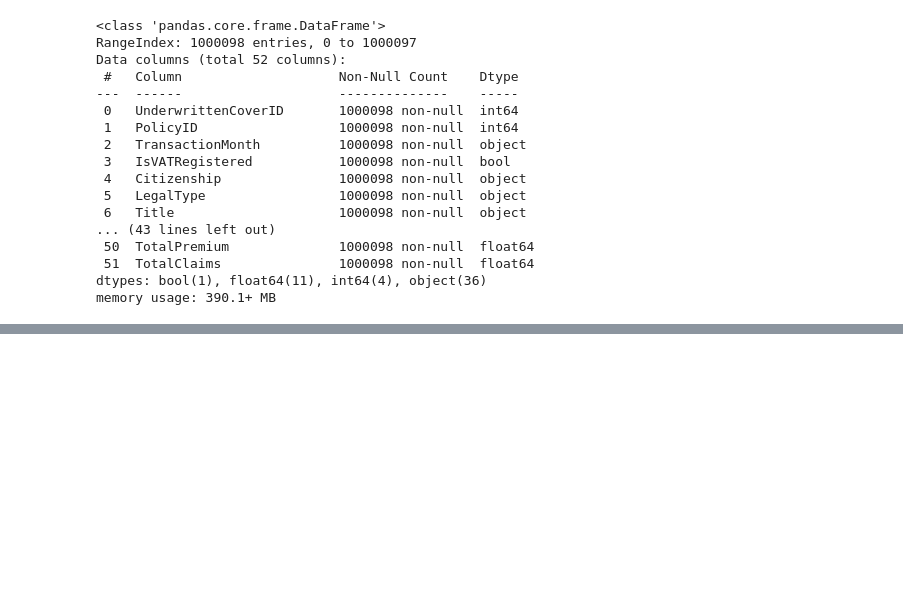
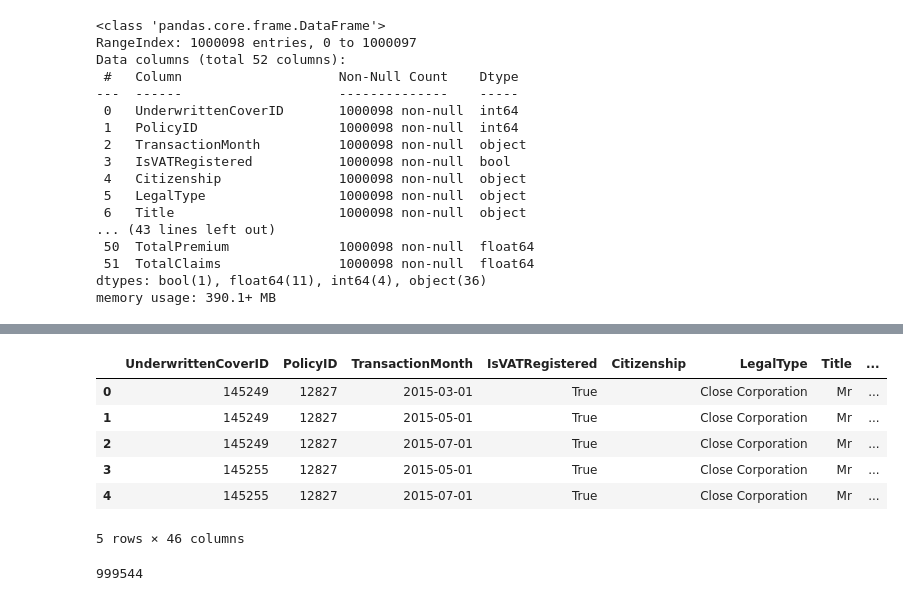
Before and after one commit to Ty-Miki/Insurance-risk-analysis, a Jupyter notebook: notebooks/data_cleaning.ipynb, the cells around one changed output, grey strips where cells are left out. Drawn from its saved outputs; the diff is of its cells as text; code cells hidden in the pictures; blank space fills up the shorter version.

Commit message:
Cleaned the data and saved the cleaned data in to a db for EDA

```diff
--- a/notebooks/data_cleaning.ipynb
+++ b/notebooks/data_cleaning.ipynb
@@ -94,0 +135,6 @@ memory usage: 390.1+ MB
+# %%
+# Drop ~550 rows missing car info
+vehicle_cols = ['mmcode', 'VehicleType', 'make', 'Model', 'Cylinders', 'cubiccapacity', 'kilowatts',
+                'bodytype', 'NumberOfDoors', 'VehicleIntroDate']
+df.dropna(subset=vehicle_cols, inplace=True)
+df.shape
@@ -94,0 +143,16 @@ memory usage: 390.1+ MB
+# %%
+# Impute categorical fields
+df.fillna({'Gender': df['Gender'].mode()[0]}, inplace=True)
+df.fillna({'MaritalStatus': df['MaritalStatus'].mode()[0]}, inplace=True)
+df.fillna({'AccountType': "Unknown"}, inplace=True)
+df.fillna({"Bank": "Unknown"}, inplace=True)
+df.fillna({"NewVehicle": "Unknown"}, inplace=True)
+
+# CapitalOutstanding – drop or impute
+df = df.dropna(subset=['CapitalOutstanding'])
+
+# Reset index after row drops
+df.reset_index(drop=True, inplace=True)
+
+# Inspect missing values again
+df.isnull().sum()
@@ -94,0 +177,8 @@ memory usage: 390.1+ MB
+# %%
+# Cast dates correctly
+import pandas as pd
+
+df['TransactionMonth'] = pd.to_datetime(df['TransactionMonth'], format='%Y-%m-%d %H:%M:%S', errors='coerce')
+df['VehicleIntroDate'] = pd.to_datetime(df['VehicleIntroDate'], format='%Y-%m-%d %H:%M:%S', errors='coerce')
+
+df.info()
@@ -94,0 +203,21 @@ memory usage: 390.1+ MB
+# %%
+# Normalize categorical fields
+df['Gender'] = df['Gender'].str.lower().str.strip()
+df['Province'] = df['Province'].str.lower().str.strip()
+df['PostalCode'] = df['PostalCode'].astype(str)
+df.head()
+# %% [output]
+|  | UnderwrittenCoverID | PolicyID | TransactionMonth | IsVATRegistered | Citizenship | LegalType | Title | ... |
+| 0 | 145249 | 12827 | 2015-03-01 | True |  | Close Corporation | Mr | ... |
+| 1 | 145249 | 12827 | 2015-05-01 | True |  | Close Corporation | Mr | ... |
+| 2 | 145249 | 12827 | 2015-07-01 | True |  | Close Corporation | Mr | ... |
+| 3 | 145255 | 12827 | 2015-05-01 | True |  | Close Corporation | Mr | ... |
+| 4 | 145255 | 12827 | 2015-07-01 | True |  | Close Corporation | Mr | ... |
+5 rows × 46 columns
+# %%
+# Save cleaned data in to SQLite for lightweight local analysis
+import sqlite3
+conn = sqlite3.connect(f"{parent_director}/data/cleaned_claim_data.db")
+df.to_sql('cleaned_claim_data', conn, if_exists='replace', index=False)
+# %% [output]
+999544
```
Also changed, not shown: parts of 10 cells of this notebook, 1 other file.
